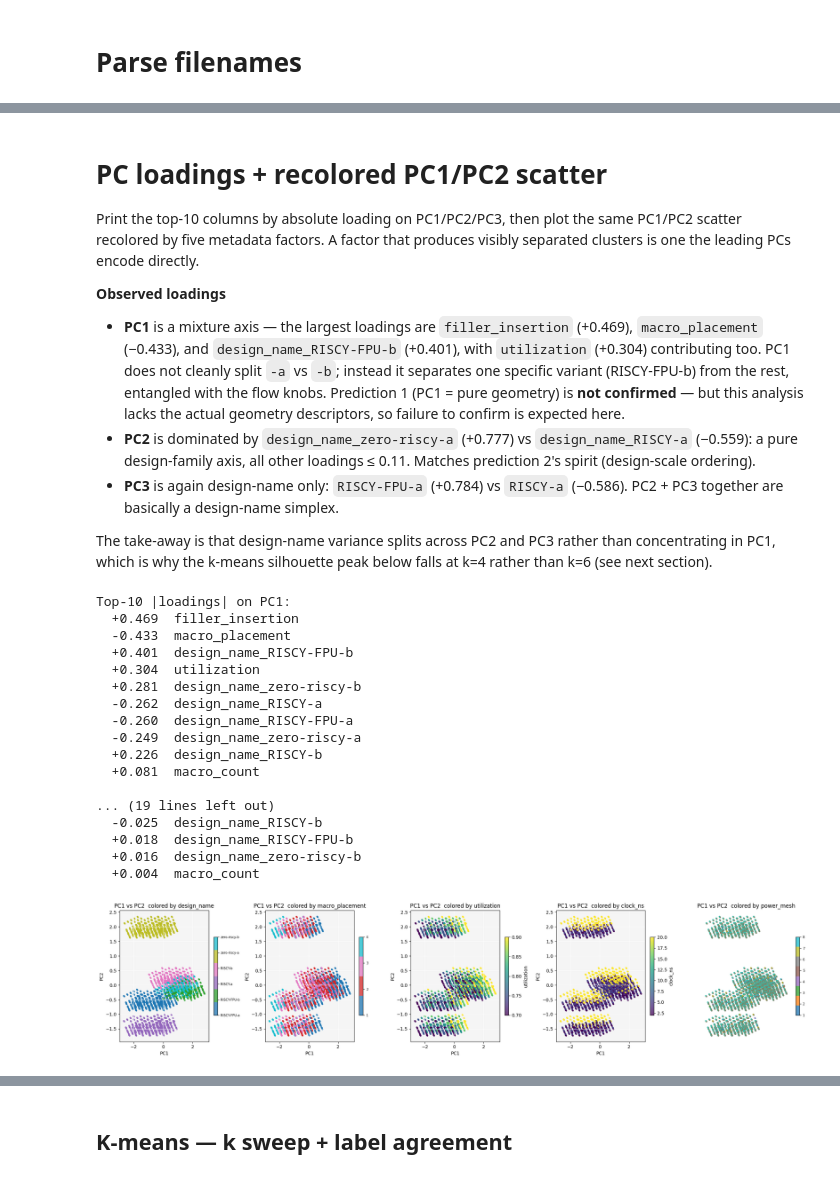
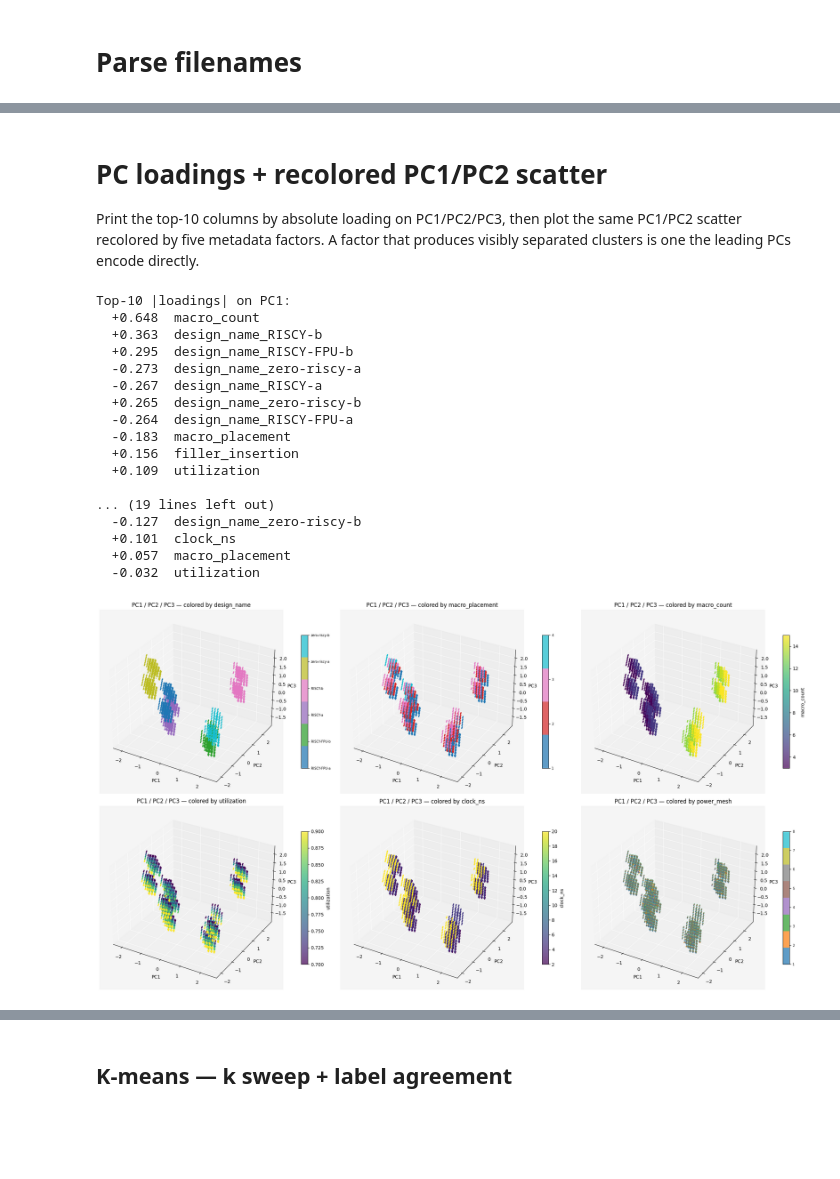
Before and after one commit to beppSpedicato/CircuitNet, a Jupyter notebook: dataset_description_and_partitioning/feature_axis_validation_N28.ipynb, the cells around one changed output, grey strips where cells are left out. Cells and saved outputs as stored; diff of their text form; code cells hidden in the pictures; blank space fills up the shorter version.

```diff
--- a/dataset_description_and_partitioning/feature_axis_validation_N28.ipynb
+++ b/dataset_description_and_partitioning/feature_axis_validation_N28.ipynb
@@ -270,81 +270,64 @@ Explained variance ratio:
 Print the top-10 columns by absolute loading on PC1/PC2/PC3, then plot the
 same PC1/PC2 scatter recolored by five metadata factors. A factor that
 produces visibly separated clusters is one the leading PCs encode directly.
-
-**Observed loadings**
-
-- **PC1** is a mixture axis — the largest loadings are `filler_insertion`
-  (+0.469), `macro_placement` (−0.433), and `design_name_RISCY-FPU-b`
-  (+0.401), with `utilization` (+0.304) contributing too. PC1 does not
-  cleanly split `-a` vs `-b`; instead it separates one specific variant
-  (RISCY-FPU-b) from the rest, entangled with the flow knobs. Prediction 1
-  (PC1 = pure geometry) is **not confirmed** — but this analysis lacks the
-  actual geometry descriptors, so failure to confirm is expected here.
-- **PC2** is dominated by `design_name_zero-riscy-a` (+0.777) vs
-  `design_name_RISCY-a` (−0.559): a pure design-family axis, all other
-  loadings ≤ 0.11. Matches prediction 2's spirit (design-scale ordering).
-- **PC3** is again design-name only: `RISCY-FPU-a` (+0.784) vs `RISCY-a`
-  (−0.586). PC2 + PC3 together are basically a design-name simplex.
-
-The take-away is that design-name variance splits across PC2 and PC3 rather
-than concentrating in PC1, which is why the k-means silhouette peak below
-falls at k=4 rather than k=6 (see next section).
 # %%
 loadings = pd.DataFrame(pca.components_.T, index=new_subset.columns,
                         columns=[f'PC{i + 1}' for i in range(pca.n_components_)])
 
 for pc in ['PC1', 'PC2', 'PC3']:
     top = loadings[pc].abs().sort_values(ascending=False).head(10)
     print(f'\nTop-10 |loadings| on {pc}:')
     for name in top.index:
         print(f'  {loadings.loc[name, pc]:+.3f}  {name}')
 
-recolor_factors = ['design_name', 'macro_placement',
+recolor_factors = ['design_name', 'macro_placement', 'macro_count',
                    'utilization', 'clock_ns', 'power_mesh']
-fig, axes = plt.subplots(1, 5, figsize=(22, 5))
-for ax, factor in zip(axes.ravel(), recolor_factors):
+fig = plt.figure(figsize=(22, 12))
+for i, factor in enumerate(recolor_factors):
+    ax = fig.add_subplot(2, 3, i + 1, projection='3d')
     if pd.api.types.is_numeric_dtype(subset[factor]):
         codes = subset[factor].to_numpy()
-        sc_ = ax.scatter(Z[:, 0], Z[:, 1], c=codes, cmap='viridis',
-                         s=12, alpha=0.75, edgecolor='none')
-        plt.colorbar(sc_, ax=ax, fraction=0.04, label=factor)
+        sc_ = ax.scatter(Z[:, 0], Z[:, 1], Z[:, 2], c=codes, cmap='viridis',
+                         s=6, alpha=0.7, edgecolor='none', depthshade=False)
+        plt.colorbar(sc_, ax=ax, fraction=0.03, pad=0.08, label=factor)
     else:
         levels = sorted(subset[factor].astype(str).unique())
         code_map = {l: i for i, l in enumerate(levels)}
         codes = subset[factor].astype(str).map(code_map).to_numpy()
         cmap = mcm.get_cmap('tab10' if len(levels) <= 10 else 'tab20',
                             max(len(levels), 3))
-        sc_ = ax.scatter(Z[:, 0], Z[:, 1], c=codes, cmap=cmap,
-                         s=12, alpha=0.75, edgecolor='none',
+        sc_ = ax.scatter(Z[:, 0], Z[:, 1], Z[:, 2], c=codes, cmap=cmap,
+                         s=6, alpha=0.7, edgecolor='none', depthshade=False,
                          vmin=0, vmax=max(len(levels) - 1, 1))
-        cbar = plt.colorbar(sc_, ax=ax, ticks=range(len(levels)), fraction=0.04)
+        cbar = plt.colorbar(sc_, ax=ax, ticks=range(len(levels)),
+                            fraction=0.03, pad=0.08)
         cbar.set_ticklabels(levels)
         cbar.ax.tick_params(labelsize=7)
-    ax.set_title(f'PC1 vs PC2  colored by {factor}')
-    ax.set_xlabel('PC1'); ax.set_ylabel('PC2')
-axes.ravel()[-1].axis('off')
-plt.tight_layout(); plt.show()
+    ax.set_title(f'PC1 / PC2 / PC3 — colored by {factor}')
+    ax.set_xlabel('PC1'); ax.set_ylabel('PC2'); ax.set_zlabel('PC3')
+plt.tight_layout()
+plt.show()
 
 df_full = subset
 # %% [output]
 Top-10 |loadings| on PC1:
-  +0.469  filler_insertion
-  -0.433  macro_placement
-  +0.401  design_name_RISCY-FPU-b
-  +0.304  utilization
-  +0.281  design_name_zero-riscy-b
-  -0.262  design_name_RISCY-a
-  -0.260  design_name_RISCY-FPU-a
-  -0.249  design_name_zero-riscy-a
-  +0.226  design_name_RISCY-b
-  +0.081  macro_count
+  +0.648  macro_count
+  +0.363  design_name_RISCY-b
+  +0.295  design_name_RISCY-FPU-b
+  -0.273  design_name_zero-riscy-a
+  -0.267  design_name_RISCY-a
+  +0.265  design_name_zero-riscy-b
+  -0.264  design_name_RISCY-FPU-a
+  -0.183  macro_placement
+  +0.156  filler_insertion
+  +0.109  utilization
 
 ... (19 lines left out)
-  -0.025  design_name_RISCY-b
-  +0.018  design_name_RISCY-FPU-b
-  +0.016  design_name_zero-riscy-b
-  +0.004  macro_count
+  -0.127  design_name_zero-riscy-b
+  +0.101  clock_ns
+  +0.057  macro_placement
+  -0.032  utilization
-[figure, old version]
+[figure, new version]
 # %% [markdown]
 # Variance decomposition — variance-weighted η² on the leading PCs
 
```
Also changed, not shown: parts of 19 cells of this notebook, 2 other files.
